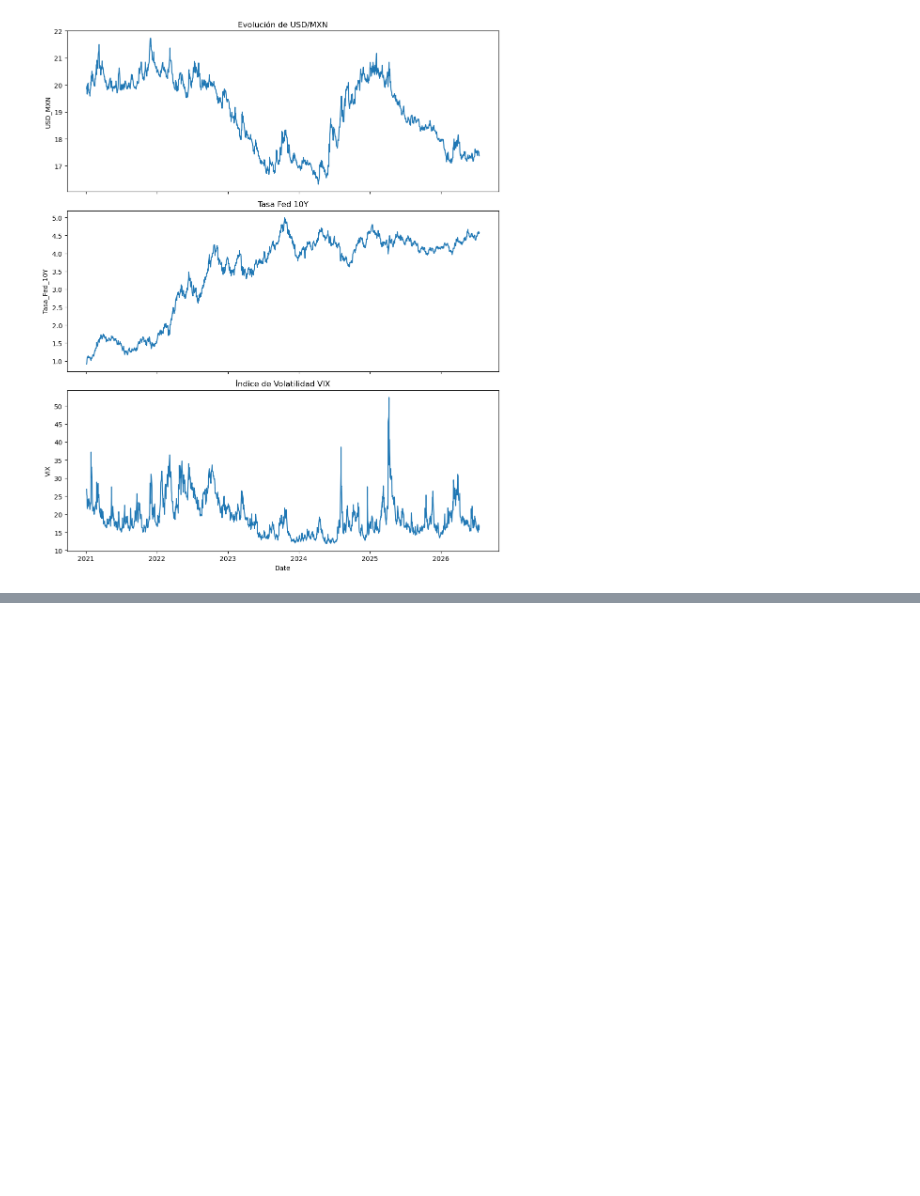
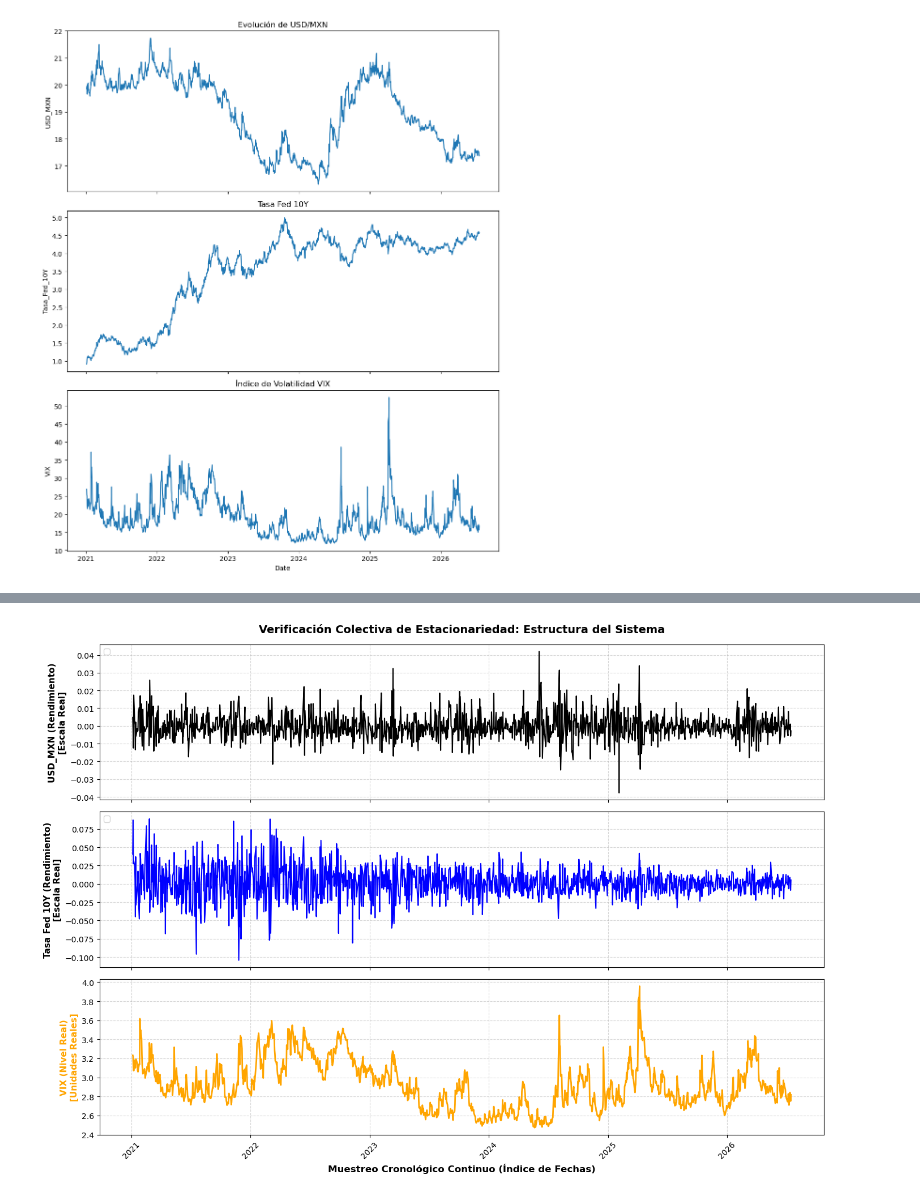
Before and after one commit to mari0ocape1-art/usd-mxn-volatility-switching-ml, a Jupyter notebook: notebook_1.ipynb, the cells around one changed output, grey strips where cells are left out. Saved outputs shown, nothing was run; the diff lists cells and outputs as text; code cells hidden in the pictures; blank space fills up the shorter version.

```diff
--- a/notebook_1.ipynb
+++ b/notebook_1.ipynb
@@ -499,0 +361,15 @@ plt.show()
+# %%
+# 1. Creamos una copia del df_analisis para no alterar los datos anteriores
+df_estacionario = df_analisis.copy()
+
+# 2. Aplicamos la diferenciación lineal (.diff()) ÚNICAMENTE a las dos variables seleccionadas
+df_estacionario['USD_MXN_log'] = df_estacionario['USD_MXN_log'].diff()
+df_estacionario['Tasa_Fed_10Y_log'] = df_estacionario['Tasa_Fed_10Y_log'].diff()
+
+# En este punto, el primer renglón tiene NaN en USD_MXN_log y Tasa_Fed_10Y_log, pero el VIX está intacto.
+
+# 3. Solo al final, hacemos el "moche" masivo para limpiar la fila incompleta
+df_estacionario = df_estacionario.dropna()
+
+# Visualizamos el resultado final alineado
+df_estacionario.head()
@@ -499,0 +384,35 @@ plt.show()
+# %%
+import matplotlib.pyplot as plt
+import seaborn as sns
+
+# 1. Creamos un lienzo vertical con 3 paneles (subplots apilados)
+# sharex=True obliga a los 3 paneles a compartir el mismo eje de fechas en el fondo
+fig, (ax1, ax2, ax3) = plt.subplots(nrows=3, ncols=1, figsize=(14, 10), sharex=True)
+
+# PANEL 1 (Superior): USD_MXN_log Diferenciado
+sns.lineplot(data=df_estacionario, x=df_estacionario.index, y='USD_MXN_log', ax=ax1, color='black', linewidth=1.5)
+ax1.set_ylabel('USD_MXN (Rendimiento)\n[Escala Real]', fontsize=11, fontweight='bold')
+ax1.grid(True, linestyle='--', alpha=0.5)
+ax1.set_title('Verificación Colectiva de Estacionariedad: Estructura del Sistema', fontsize=14, fontweight='bold', pad=15)
+ax1.legend(loc='upper left')
+
+# PANEL 2 (Central): Tasa_Fed_10Y_log Diferenciado
+sns.lineplot(data=df_estacionario, x=df_estacionario.index, y='Tasa_Fed_10Y_log', ax=ax2, color='blue', linewidth=1.5)
+ax2.set_ylabel('Tasa Fed 10Y (Rendimiento)\n[Escala Real]', fontsize=11, fontweight='bold')
+ax2.grid(True, linestyle='--', alpha=0.5)
+ax2.legend(loc='upper left')
+
+# PANEL 3 (Inferior): VIX Intacto (Nivel Real)
+sns.lineplot(data=df_estacionario, x=df_estacionario.index, y='VIX_log', ax=ax3, color='orange', linewidth=2)
+ax3.set_ylabel('VIX (Nivel Real)\n[Unidades Reales]', fontsize=11, fontweight='bold', color='orange')
+ax3.set_xlabel('Muestreo Cronológico Continuo (Índice de Fechas)', fontsize=12, fontweight='bold')
+ax3.grid(True, linestyle='--', alpha=0.5)
+
+# Estética de Matplotlib para producción
+plt.xticks(rotation=45) # Rotamos las fechas para que se lean cómodamente
+plt.tight_layout()      # Ajusta los márgenes automáticamente para que nada se solape
+
+# Desplegamos el Panel de Control en tu monitor
+plt.show()
+# %% [output]
+[figure, added]
```
Also changed, not shown: parts of 47 cells of this notebook.
